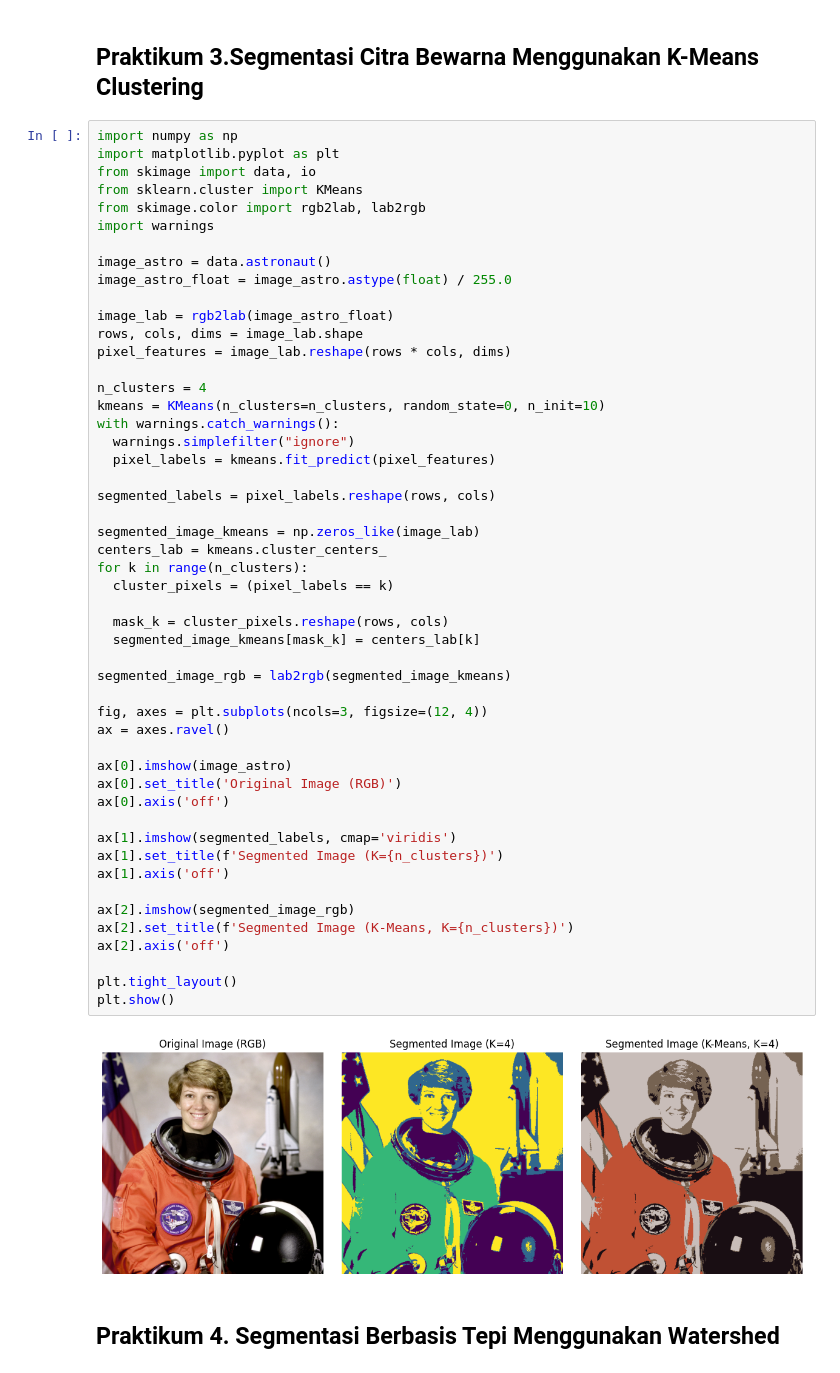
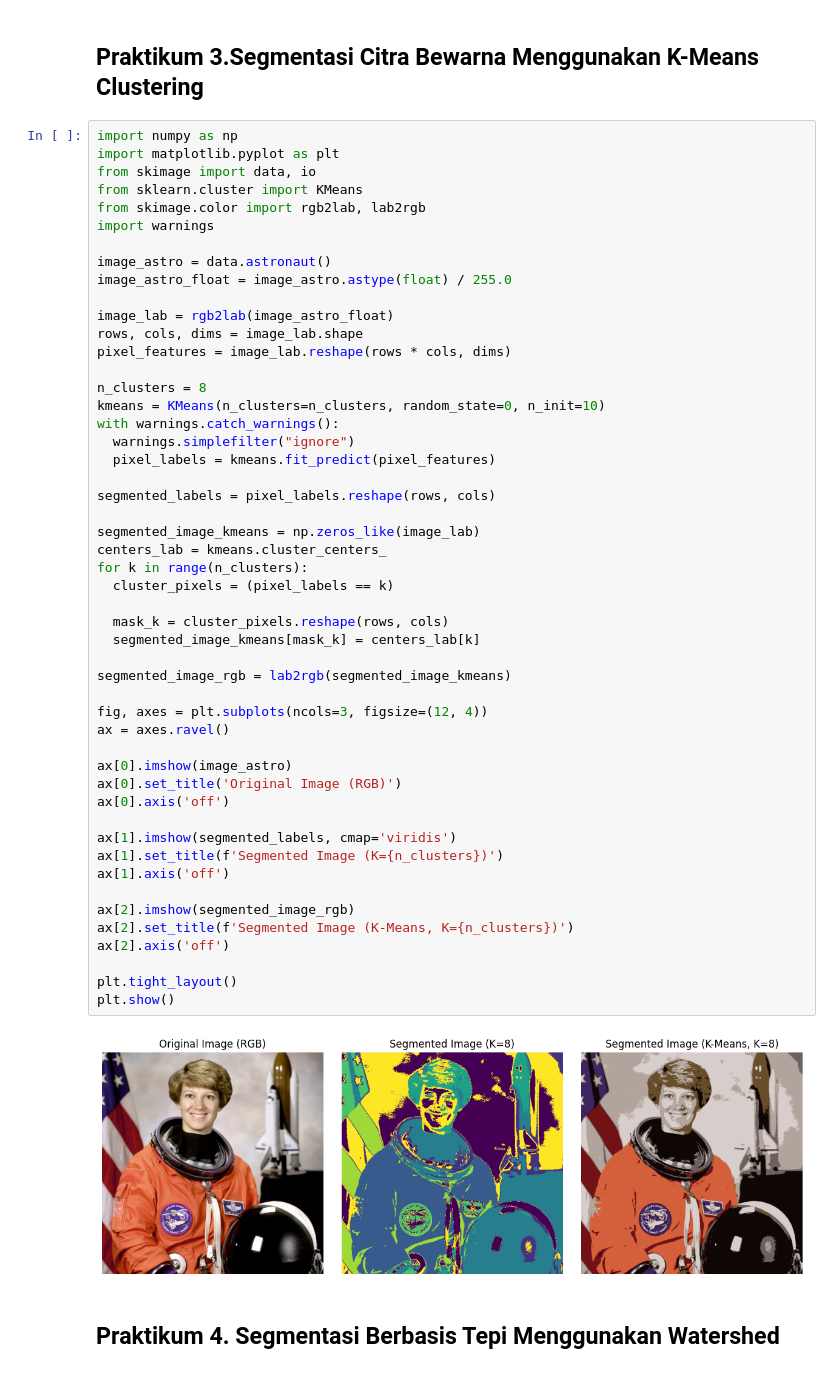
Before and after one commit to rifqinanda27/2025_pengolahan_citra_ti2c, a Jupyter notebook: Jobsheet_4.ipynb, the cells around one changed output. Saved outputs shown, nothing was run; the diff lists cells and outputs as text.

```diff
--- a/Jobsheet_4.ipynb
+++ b/Jobsheet_4.ipynb
@@ -91,7 +91,7 @@ image_lab = rgb2lab(image_astro_float)
 rows, cols, dims = image_lab.shape
 pixel_features = image_lab.reshape(rows * cols, dims)
 
-n_clusters = 4
+n_clusters = 8
 kmeans = KMeans(n_clusters=n_clusters, random_state=0, n_init=10)
 with warnings.catch_warnings():
   warnings.simplefilter("ignore")
@@ -100,34 +100,34 @@ with warnings.catch_warnings():
 segmented_labels = pixel_labels.reshape(rows, cols)
 
 segmented_image_kmeans = np.zeros_like(image_lab)
 centers_lab = kmeans.cluster_centers_
 for k in range(n_clusters):
   cluster_pixels = (pixel_labels == k)
 
   mask_k = cluster_pixels.reshape(rows, cols)
   segmented_image_kmeans[mask_k] = centers_lab[k]
 
 segmented_image_rgb = lab2rgb(segmented_image_kmeans)
 
 fig, axes = plt.subplots(ncols=3, figsize=(12, 4))
 ax = axes.ravel()
 
 ax[0].imshow(image_astro)
 ax[0].set_title('Original Image (RGB)')
 ax[0].axis('off')
 
 ax[1].imshow(segmented_labels, cmap='viridis')
 ax[1].set_title(f'Segmented Image (K={n_clusters})')
 ax[1].axis('off')
 
 ax[2].imshow(segmented_image_rgb)
 ax[2].set_title(f'Segmented Image (K-Means, K={n_clusters})')
 ax[2].axis('off')
 
 plt.tight_layout()
 plt.show()
 # %% [output]
-[figure, old version]
+[figure, new version]
 # %% [markdown]
 ## Praktikum 4. Segmentasi Berbasis Tepi Menggunakan Watershed
 # %%
```
Also changed, not shown: parts of 4 cells of this notebook.
